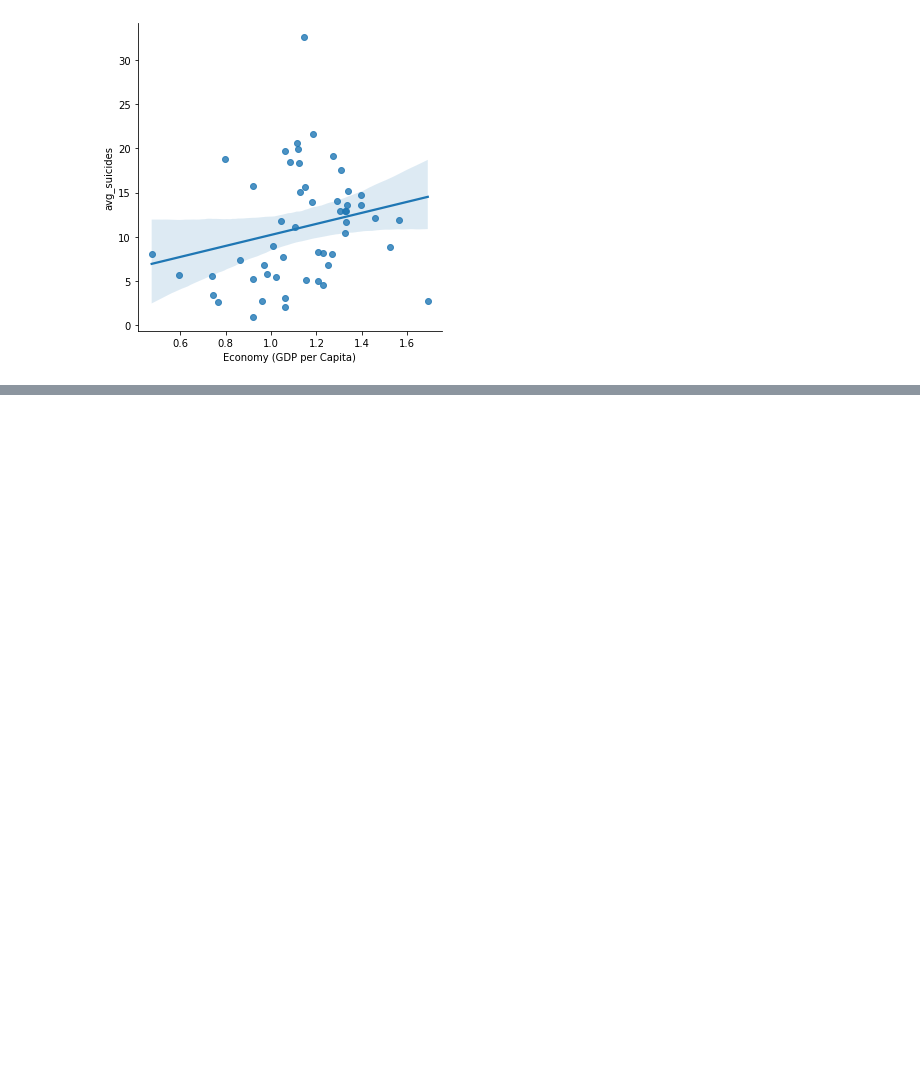
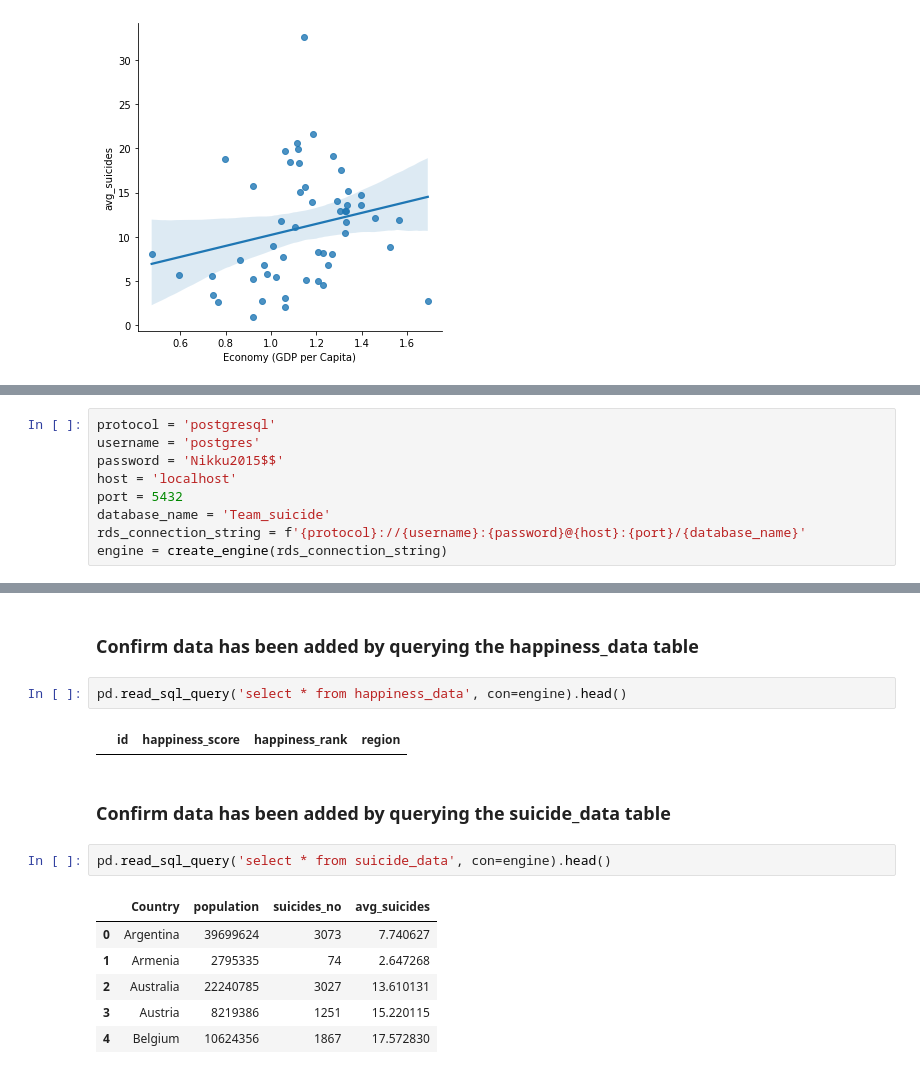
Before and after one commit to rashmirekha27/Team_suicide_squad, a Jupyter notebook: Team_suicide.ipynb, the cells around one changed output, grey strips where cells are left out. Drawn from its saved outputs; the diff is of its cells as text; blank space fills up the shorter version.

```diff
--- a/Team_suicide.ipynb
+++ b/Team_suicide.ipynb
@@ -143,0 +144,9 @@ sns.lmplot(x="Economy (GDP per Capita)", y="Happiness Score", data=happy_suicide
+# %%
+protocol = 'postgresql'
+username = 'postgres'
+password = 'Nikku2015$$'
+host = 'localhost'
+port = 5432
+database_name = 'Team_suicide'
+rds_connection_string = f'{protocol}://{username}:{password}@{host}:{port}/{database_name}'
+engine = create_engine(rds_connection_string)
@@ -143,0 +180,17 @@ sns.lmplot(x="Economy (GDP per Capita)", y="Happiness Score", data=happy_suicide
+# %% [markdown]
+### Confirm data has been added by querying the happiness_data table
+# %%
+pd.read_sql_query('select * from happiness_data', con=engine).head()
+# %% [output]
+|  | id | happiness_score | happiness_rank | region |
+# %% [markdown]
+### Confirm data has been added by querying the suicide_data table
+# %%
+pd.read_sql_query('select * from suicide_data', con=engine).head()
+# %% [output]
+|  | Country | population | suicides_no | avg_suicides |
+| 0 | Argentina | 39699624 | 3073 | 7.740627 |
+| 1 | Armenia | 2795335 | 74 | 2.647268 |
+| 2 | Australia | 22240785 | 3027 | 13.610131 |
+| 3 | Austria | 8219386 | 1251 | 15.220115 |
+| 4 | Belgium | 10624356 | 1867 | 17.572830 |
```
Also changed, not shown: parts of 8 cells of this notebook, 1 other file.
